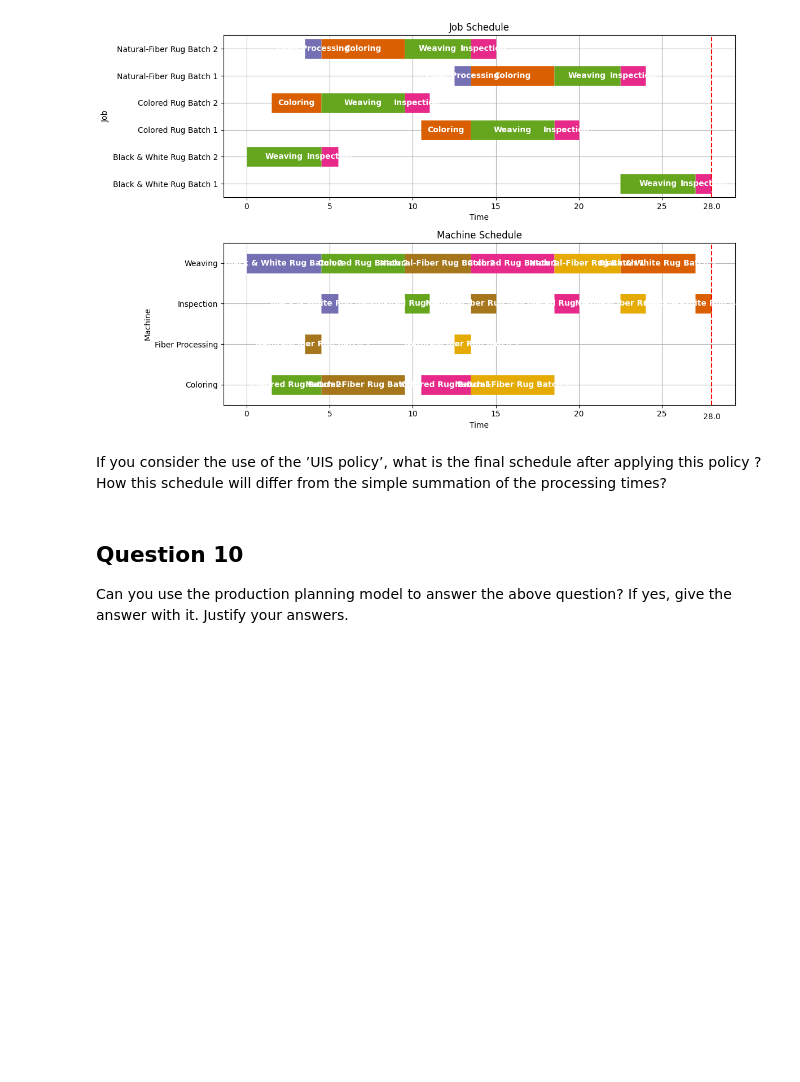
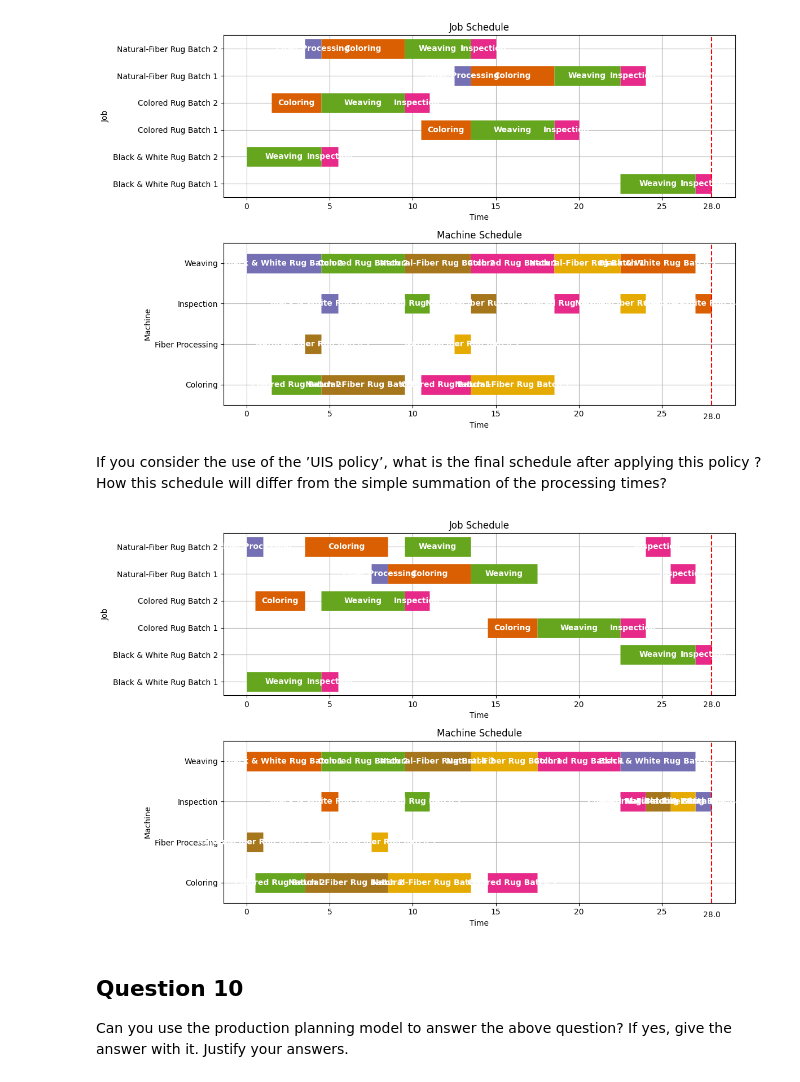
Before and after one commit to Ualh/operation_management, a Jupyter notebook: group7.ipynb, the cells around one changed output. Drawn from its saved outputs; the diff is of its cells as text; code cells hidden in the pictures; blank space fills up the shorter version.

```diff
--- a/group7.ipynb
+++ b/group7.ipynb
@@ -3515,6 +3515,11 @@ The earliest time to deliver the 'NNBBCC' order is: 28.0 hours from the starting
 If you consider the use of the ’UIS policy’, what is the final schedule after
 applying this policy ? How this schedule will differ from the simple summation of the
 processing times?
+# %%
+results = jobshop_model(TASKS)
+visualize(results)
+# %% [output]
+[figure, added]
 # %% [markdown]
 ## Question 10
 Can you use the production planning model to answer the above question? If yes, give
```
Also changed, not shown: 3 other files.
